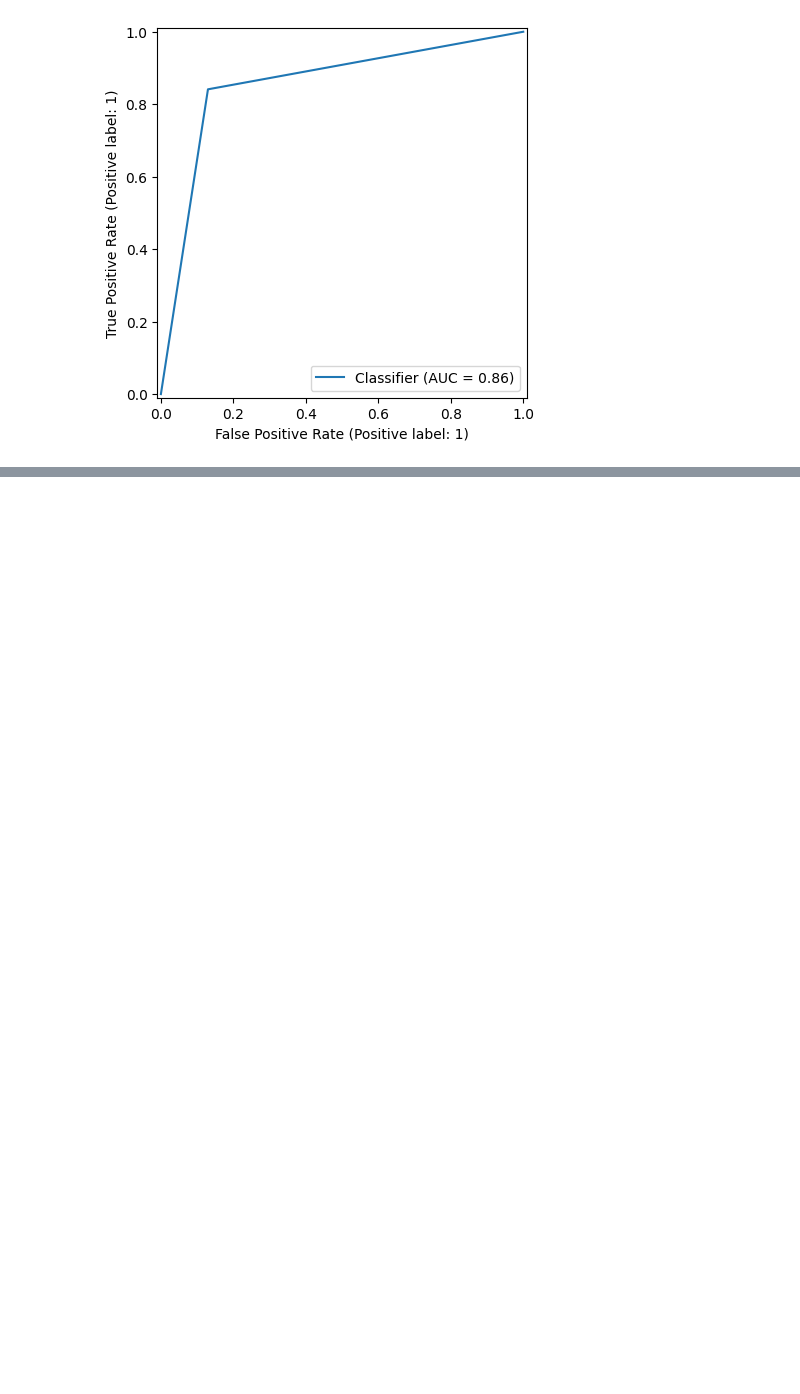
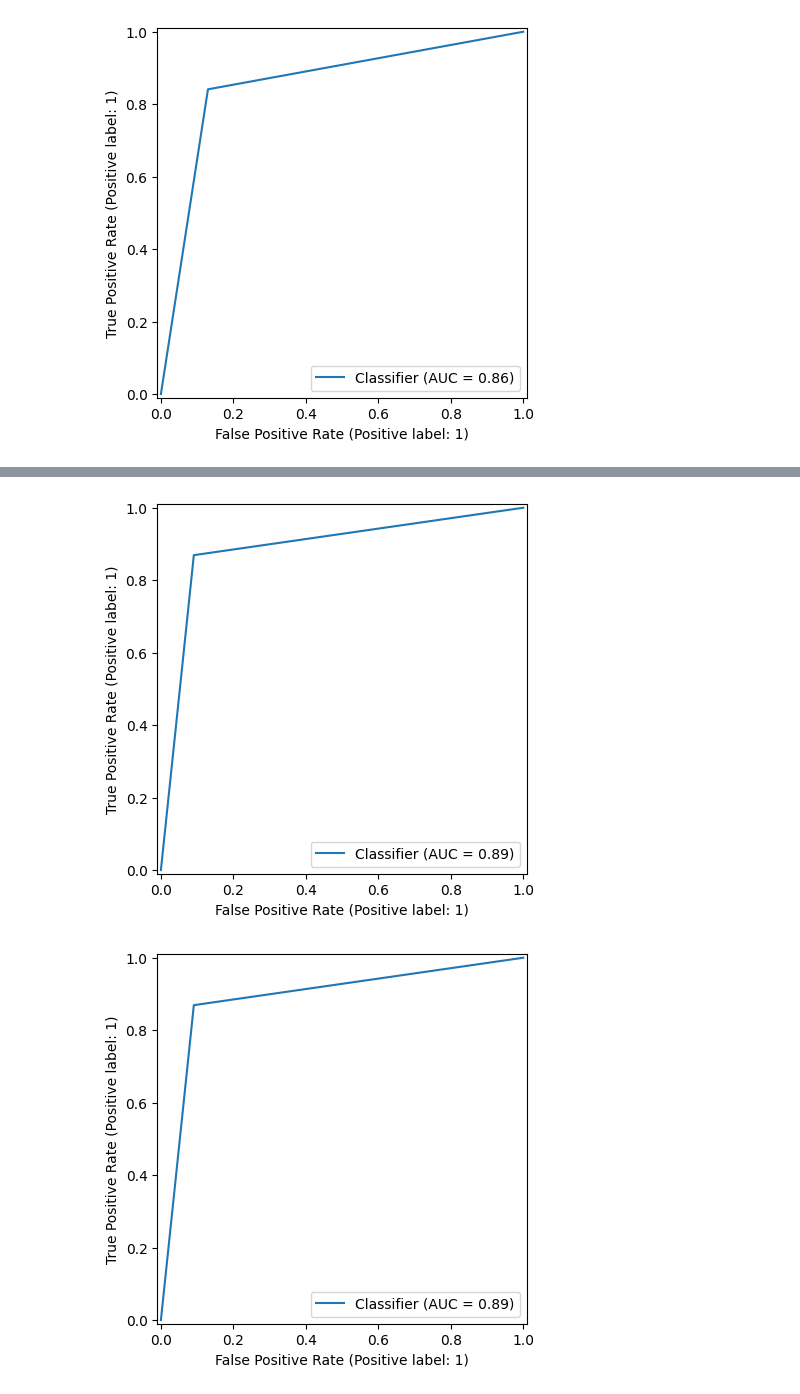
Before and after one commit to MatteoFasulo/BayesianHeartDisease, a Jupyter notebook: MLE_heart.ipynb, the cells around one changed output, grey strips where cells are left out. Cells and saved outputs as stored; diff of their text form; code cells hidden in the pictures; blank space fills up the shorter version.

```diff
--- a/MLE_heart.ipynb
+++ b/MLE_heart.ipynb
@@ -335,0 +348,9 @@ plt.show()
+# %%
+test = BayesianNetwork(test.edges())
+
+test.fit(train, estimator=BayesianEstimator)
+test_cpds = test.get_cpds()
+assert test.check_model()
+# %%
+y_pred = test.predict(X_test)
+y_pred.head()
@@ -335,0 +364,6 @@ plt.show()
+# %%
+RocCurveDisplay.from_predictions(y_test, y_pred).plot()
+plt.show()
+# %% [output]
+[figure, added]
+[figure, added]
```
Also changed, not shown: parts of 5 cells of this notebook.
